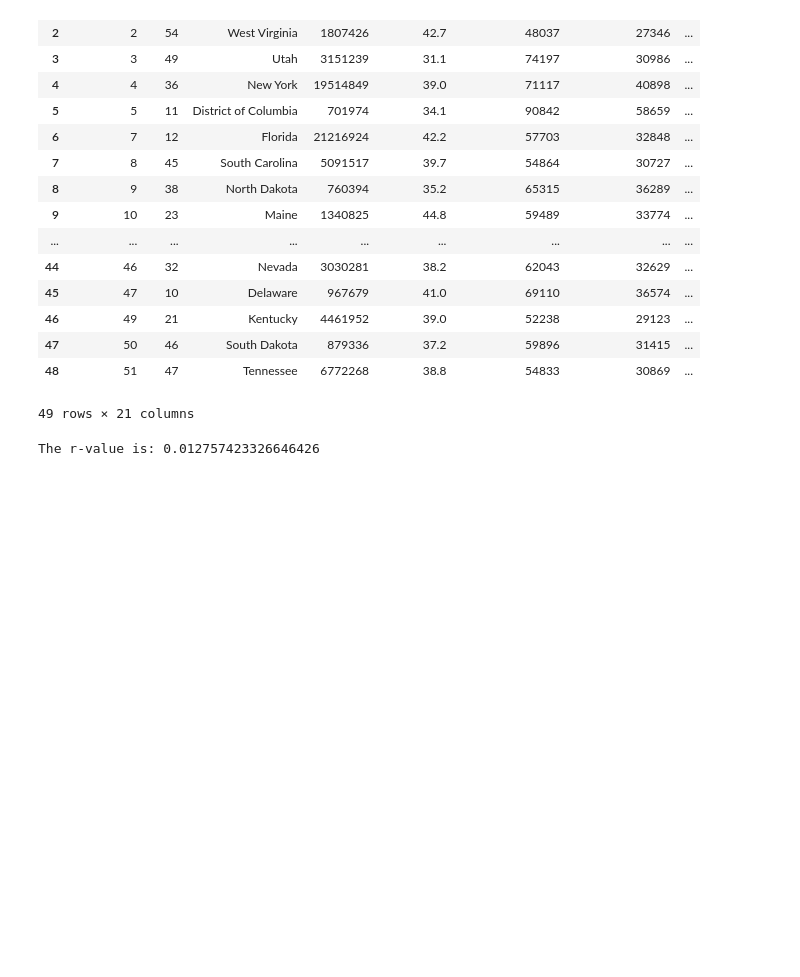
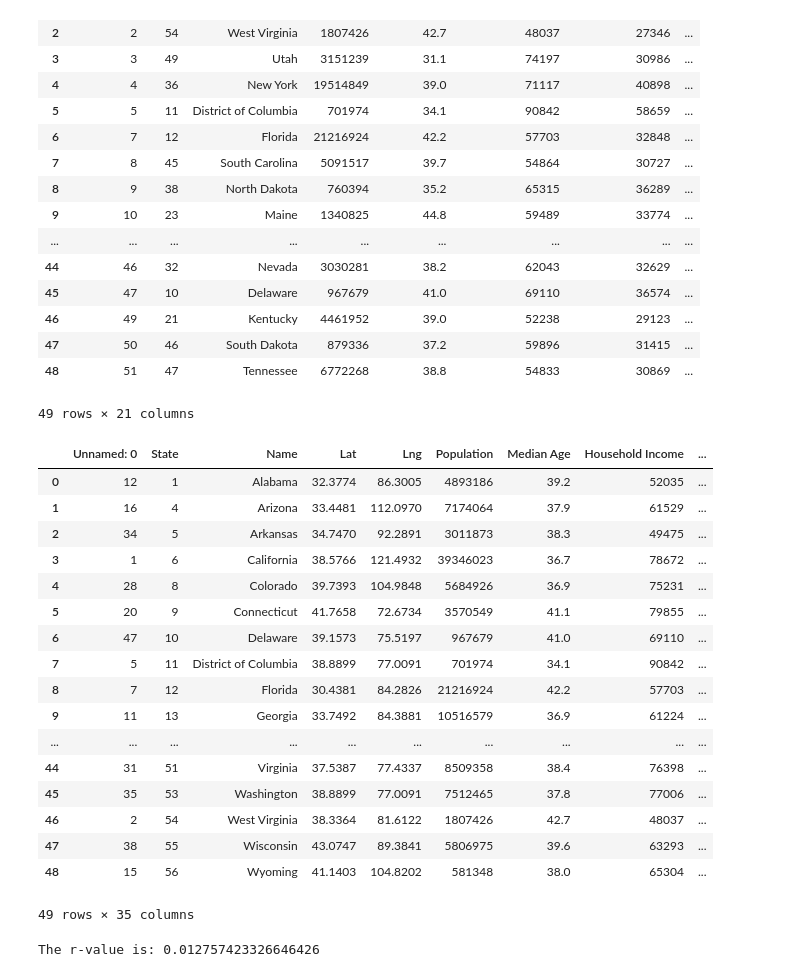
Before and after one commit to JeremyTallant/TomorrowsEnergyToday, a Jupyter notebook: Project_One_LH.ipynb, the cells around one changed output. Saved outputs shown, nothing was run; the diff lists cells and outputs as text; code cells hidden in the pictures; blank space fills up the shorter version.

```diff
--- a/Project_One_LH.ipynb
+++ b/Project_One_LH.ipynb
@@ -39 +34,26 @@ combined_df
+# %%
+# Load the updated and combined CSV file that has further info on rent and solar companies in the state
+up_combined_df = pd.read_csv("combined.csv")
+
+# Display sample data
+up_combined_df
+# %% [output]
+|  | Unnamed: 0 | State | Name | Lat | Lng | Population | Median Age | Household Income | ... |
+| 0 | 12 | 1 | Alabama | 32.3774 | 86.3005 | 4893186 | 39.2 | 52035 | ... |
+| 1 | 16 | 4 | Arizona | 33.4481 | 112.0970 | 7174064 | 37.9 | 61529 | ... |
+| 2 | 34 | 5 | Arkansas | 34.7470 | 92.2891 | 3011873 | 38.3 | 49475 | ... |
+| 3 | 1 | 6 | California | 38.5766 | 121.4932 | 39346023 | 36.7 | 78672 | ... |
+| 4 | 28 | 8 | Colorado | 39.7393 | 104.9848 | 5684926 | 36.9 | 75231 | ... |
+| 5 | 20 | 9 | Connecticut | 41.7658 | 72.6734 | 3570549 | 41.1 | 79855 | ... |
+| 6 | 47 | 10 | Delaware | 39.1573 | 75.5197 | 967679 | 41.0 | 69110 | ... |
+| 7 | 5 | 11 | District of Columbia | 38.8899 | 77.0091 | 701974 | 34.1 | 90842 | ... |
+| 8 | 7 | 12 | Florida | 30.4381 | 84.2826 | 21216924 | 42.2 | 57703 | ... |
+| 9 | 11 | 13 | Georgia | 33.7492 | 84.3881 | 10516579 | 36.9 | 61224 | ... |
+| ... | ... | ... | ... | ... | ... | ... | ... | ... | ... |
+| 44 | 31 | 51 | Virginia | 37.5387 | 77.4337 | 8509358 | 38.4 | 76398 | ... |
+| 45 | 35 | 53 | Washington | 38.8899 | 77.0091 | 7512465 | 37.8 | 77006 | ... |
+| 46 | 2 | 54 | West Virginia | 38.3364 | 81.6122 | 1807426 | 42.7 | 48037 | ... |
+| 47 | 38 | 55 | Wisconsin | 43.0747 | 89.3841 | 5806975 | 39.6 | 63293 | ... |
+| 48 | 15 | 56 | Wyoming | 41.1403 | 104.8202 | 581348 | 38.0 | 65304 | ... |
+49 rows × 35 columns
 # %%
```
Also changed, not shown: parts of 11 cells of this notebook, 3 other files.
